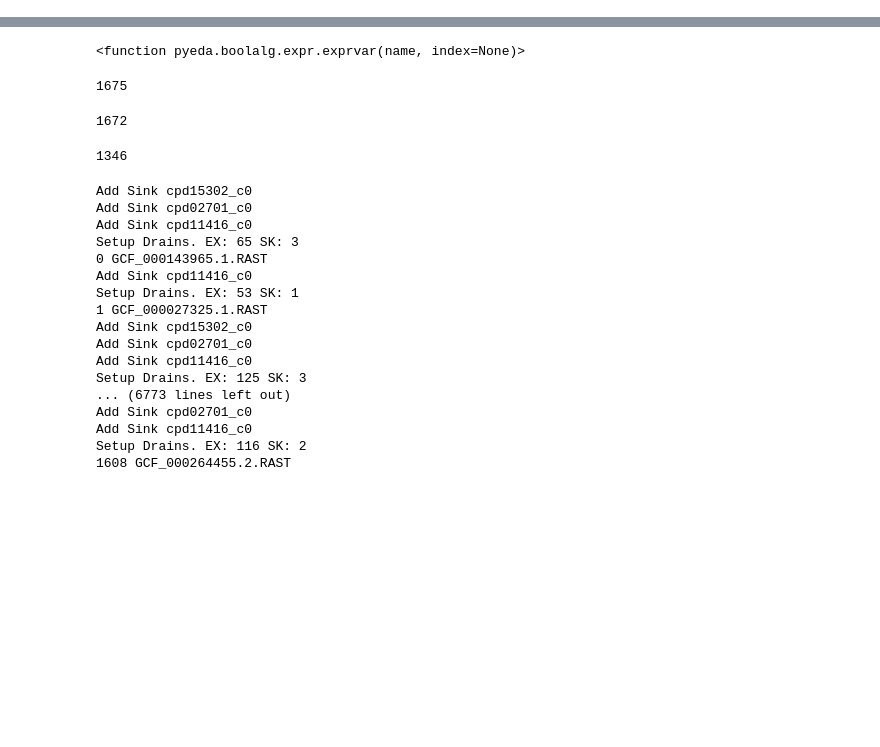
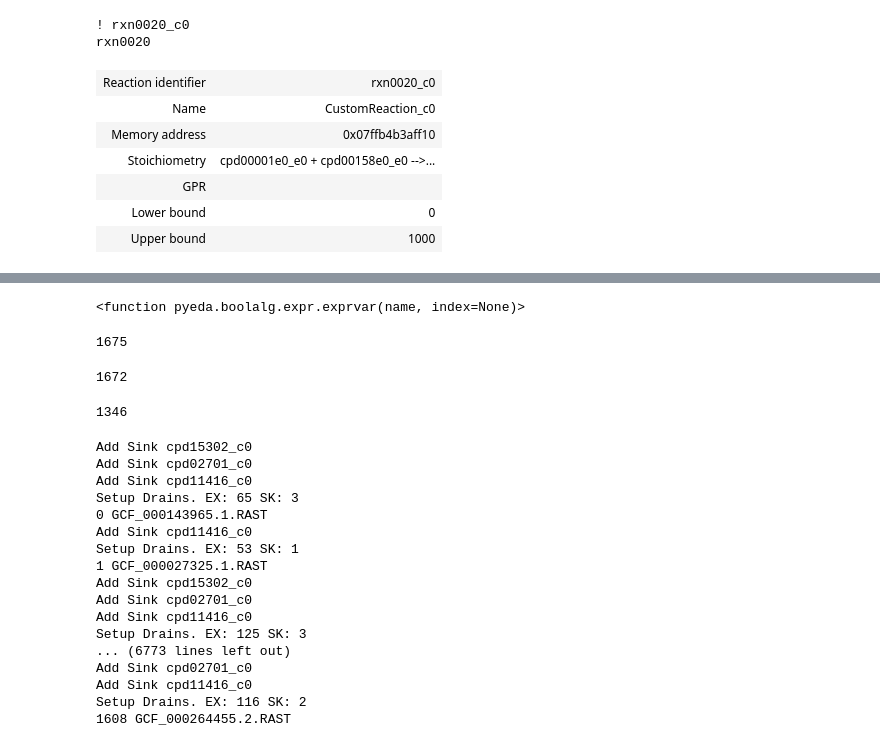
Before and after one commit to Fxe/cobrakbase, a Jupyter notebook: examples/random_stuff/tests.ipynb, the cells around one changed output, grey strips where cells are left out. Saved outputs shown, nothing was run; the diff lists cells and outputs as text; code cells hidden in the pictures; blank space fills up the shorter version.

```diff
--- a/examples/random_stuff/tests.ipynb
+++ b/examples/random_stuff/tests.ipynb
@@ -19,0 +27,4 @@ cobrakbase 0.1.4
+# %%
+for r in data['modelreactions']:
+    if 'rxn0020_c0' in r['id']:
+        print(r)
@@ -19,0 +33,6 @@ cobrakbase 0.1.4
+# %%
+for r in fbamodel.get_reactions():
+    r = fbamodel.get_reaction(r['id'])
+    o = b.convert_modelreaction(r)
+    if 'rxn0020_c0' in o.id:
+        print(o, r.id)
@@ -19,0 +53,39 @@ cobrakbase 0.1.4
+# %%
+for seed_id in modelseed.reactions:
+    seed_rxn = modelseed.get_seed_reaction(seed_id)
+    ec_numbers = set()
+    if 'Enzyme Class' in seed_rxn.ec_numbers:
+        for ec in seed_rxn.ec_numbers['Enzyme Class']:
+            if ec.startswith('EC-'):
+                ec_numbers.add(ec[3:])
+            else:
+                ec_numbers.add(ec)
+# %%
+def annotate_model_reactions_with_modelseed(model, modelseed):
+    for r in model.reactions:
+        seed_id = None
+        if 'seed.reaction' in r.annotation:
+            annotation = {}
+            seed_id = r.annotation['seed.reaction']
+            seed_rxn = modelseed.get_seed_reaction(seed_id)
+            if not seed_rxn == None:
+                1
+            else:
+                print('!', r.id)
+                print(seed_id)
+                break
+    return r
+r= annotate_model_reactions_with_modelseed(model, modelseed)
+# %% [output]
+! rxn0020_c0
+rxn0020
+# %%
+r
+# %% [output]
+| Reaction identifier | rxn0020_c0 |
+| Name | CustomReaction_c0 |
+| Memory address | 0x07ffb4b3aff10 |
+| Stoichiometry | cpd00001e0_e0 + cpd00158e0_e0 -->... |
+| GPR |  |
+| Lower bound | 0 |
+| Upper bound | 1000 |
```
Also changed, not shown: parts of 46 cells of this notebook, 14 other files.
